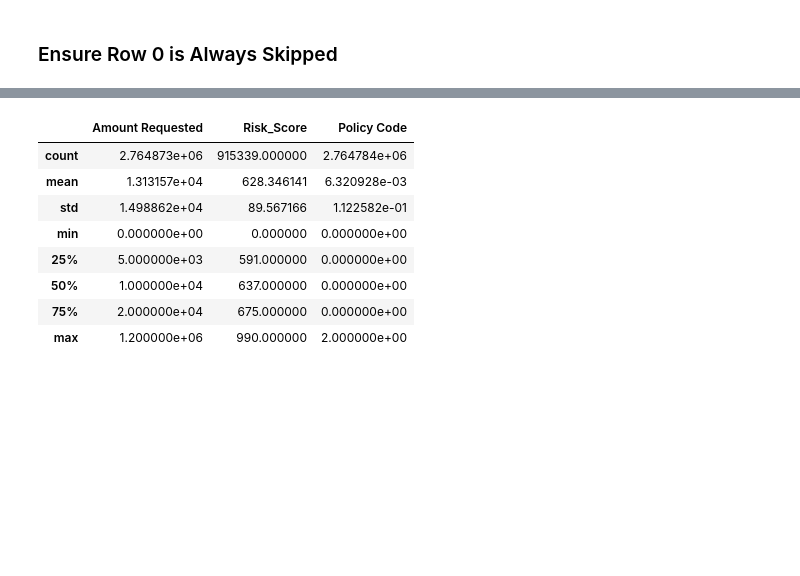
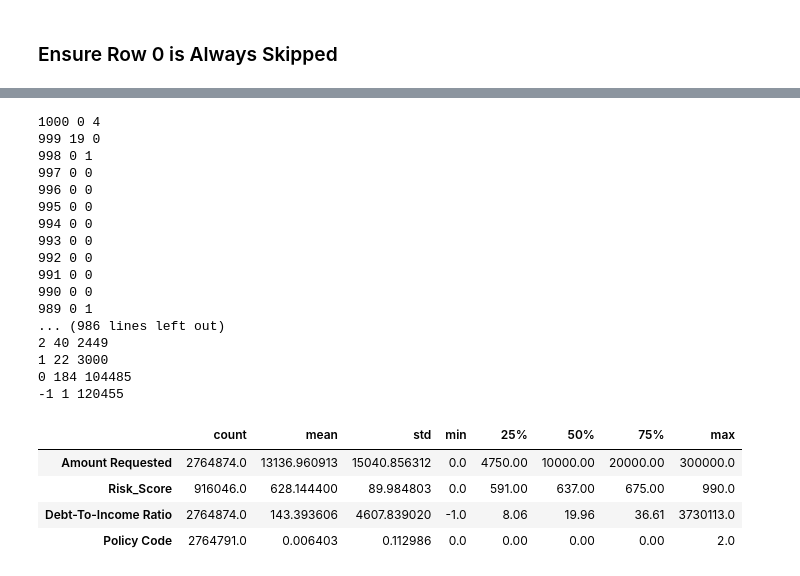
Before and after one commit to KeithChamberlain/To_Loan_or_Not, a Jupyter notebook: notebooks/file_explore.ipynb, the cells around one changed output, grey strips where cells are left out. Saved outputs shown, nothing was run; the diff lists cells and outputs as text; code cells hidden in the pictures; blank space fills up the shorter version.

```diff
--- a/notebooks/file_explore.ipynb
+++ b/notebooks/file_explore.ipynb
@@ -44,9 +44,12 @@ As an alternative to relating the accepted/rejected groups, there are plenty of
 ''' Imports '''
 import numpy as np
 import pandas as pd
+pd.options.display.max_rows=200
+
 import os
 import timeit as time
 import matplotlib.pyplot as plt
+%matplotlib inline
 # %%
 !pwd
 # %% [output]
@@ -191,11 +157,11 @@ print(t1)
 # %%
 '''
-Do the import!!!
+Do the import!!! - Pre stripped delimiters/excess characters ported to new file.
 
 '''
 t0 = time.default_timer()
 rejected_data = pd.read_csv("../data/newrej.csv", delimiter=",", header = None, skiprows=rejected_skip,
-                            names=reject_header.columns, low_memory=False, nrows=10)
+                            names=reject_header.columns, low_memory=False)#, nrows=10)
 t1 = time.default_timer() - t0
 print(t1)
 # %% [output]
@@ -243,12 +230,28 @@ accepted_data.describe()
+# %%
+[print(_, np.sum(accepted_data['dti']==_), np.sum(rejected_data["Debt-To-Income Ratio"]==_) )for _ in range(1000,-2,-1)];
+# %% [output]
+1000 0 4
+999 19 0
+998 0 1
+997 0 0
+996 0 0
+995 0 0
+994 0 0
+993 0 0
+992 0 0
+991 0 0
+990 0 0
+989 0 1
+... (986 lines left out)
+2 40 2449
+1 22 3000
+0 184 104485
+-1 1 120455
 # %%
-rejected_data.describe()
+rejected_data.describe().T
 # %% [output]
-|  | Amount Requested | Risk_Score | Policy Code |
-| count | 2.764873e+06 | 915339.000000 | 2.764784e+06 |
-| mean | 1.313157e+04 | 628.346141 | 6.320928e-03 |
-| std | 1.498862e+04 | 89.567166 | 1.122582e-01 |
-| min | 0.000000e+00 | 0.000000 | 0.000000e+00 |
-| 25% | 5.000000e+03 | 591.000000 | 0.000000e+00 |
-| 50% | 1.000000e+04 | 637.000000 | 0.000000e+00 |
-| 75% | 2.000000e+04 | 675.000000 | 0.000000e+00 |
-| max | 1.200000e+06 | 990.000000 | 2.000000e+00 |
+|  | count | mean | std | min | 25% | 50% | 75% | max |
+| Amount Requested | 2764874.0 | 13136.960913 | 15040.856312 | 0.0 | 4750.00 | 10000.00 | 20000.00 | 300000.0 |
+| Risk_Score | 916046.0 | 628.144400 | 89.984803 | 0.0 | 591.00 | 637.00 | 675.00 | 990.0 |
+| Debt-To-Income Ratio | 2764874.0 | 143.393606 | 4607.839020 | -1.0 | 8.06 | 19.96 | 36.61 | 3730113.0 |
+| Policy Code | 2764791.0 | 0.006403 | 0.112986 | 0.0 | 0.00 | 0.00 | 0.00 | 2.0 |
```
Also changed, not shown: parts of 14 cells of this notebook.
